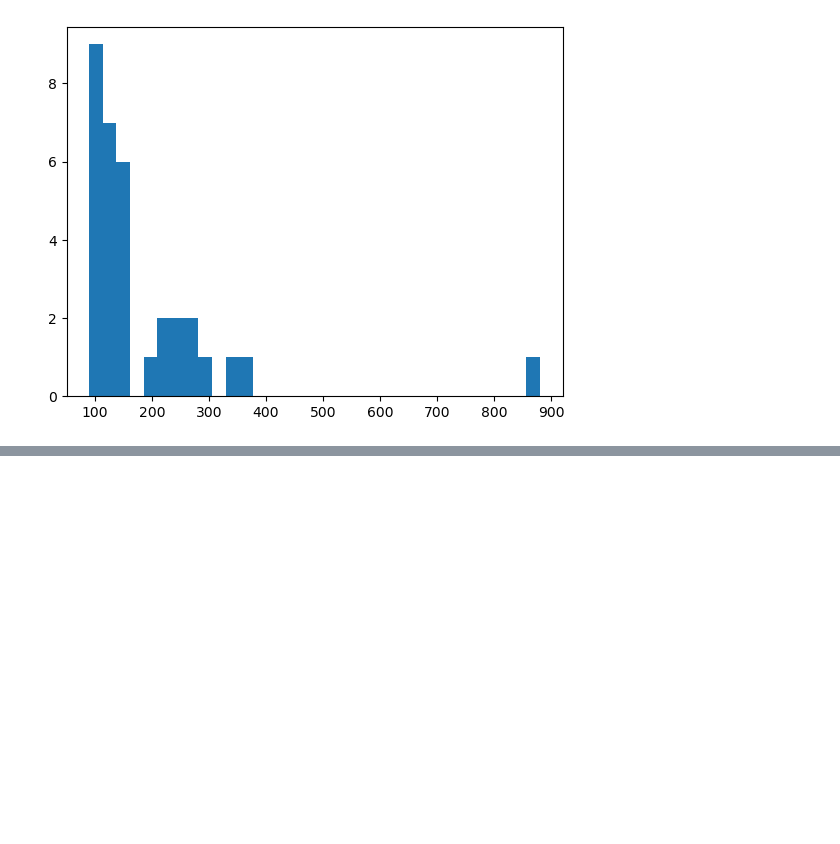
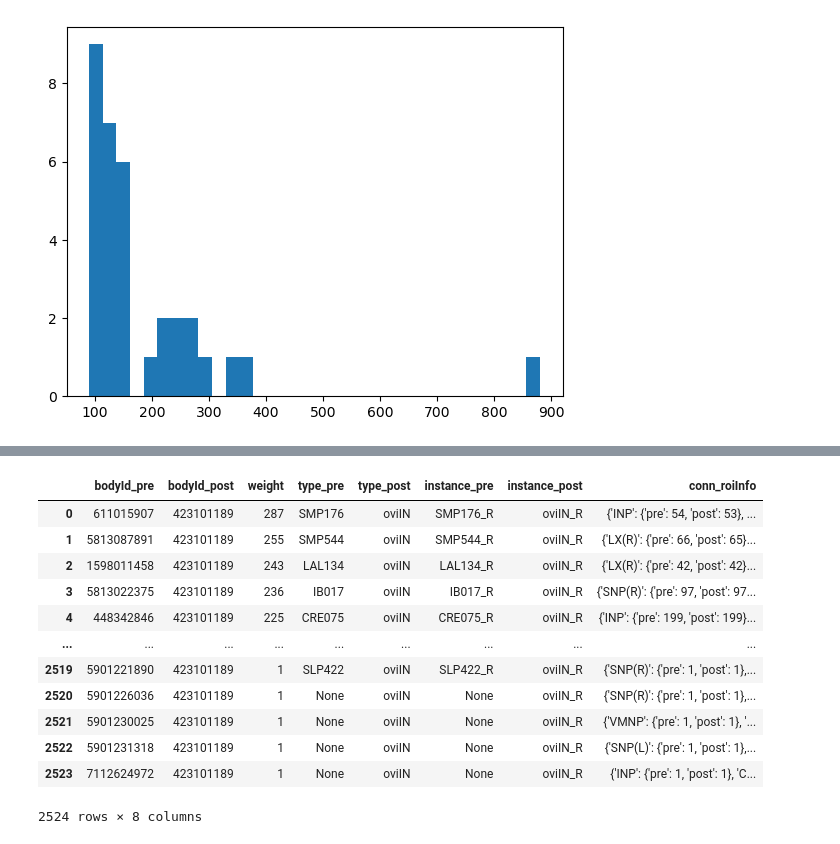
Before and after one commit to Gutierrez-lab/oviIN-analyses-gabrielle, a Jupyter notebook: hub_spoke_sandbox.ipynb, the cells around one changed output, grey strips where cells are left out. Saved outputs shown, nothing was run; the diff lists cells and outputs as text; code cells hidden in the pictures; blank space fills up the shorter version.

```diff
--- a/hub_spoke_sandbox.ipynb
+++ b/hub_spoke_sandbox.ipynb
@@ -635,0 +642,19 @@ BokehUserWarning: ColumnDataSource's columns must be of the same length. Current
+# %%
+# inputs to oviINr
+from neuprint import fetch_simple_connections
+ovi_inputs = fetch_simple_connections(None,oviINr_bodyID)
+ovi_inputs
+# %% [output]
+|  | bodyId_pre | bodyId_post | weight | type_pre | type_post | instance_pre | instance_post | conn_roiInfo |
+| 0 | 611015907 | 423101189 | 287 | SMP176 | oviIN | SMP176_R | oviIN_R | {'INP': {'pre': 54, 'post': 53}, ... |
+| 1 | 5813087891 | 423101189 | 255 | SMP544 | oviIN | SMP544_R | oviIN_R | {'LX(R)': {'pre': 66, 'post': 65}... |
+| 2 | 1598011458 | 423101189 | 243 | LAL134 | oviIN | LAL134_R | oviIN_R | {'LX(R)': {'pre': 42, 'post': 42}... |
+| 3 | 5813022375 | 423101189 | 236 | IB017 | oviIN | IB017_R | oviIN_R | {'SNP(R)': {'pre': 97, 'post': 97... |
+| 4 | 448342846 | 423101189 | 225 | CRE075 | oviIN | CRE075_R | oviIN_R | {'INP': {'pre': 199, 'post': 199}... |
+| ... | ... | ... | ... | ... | ... | ... | ... | ... |
+| 2519 | 5901221890 | 423101189 | 1 | SLP422 | oviIN | SLP422_R | oviIN_R | {'SNP(R)': {'pre': 1, 'post': 1},... |
+| 2520 | 5901226036 | 423101189 | 1 | None | oviIN | None | oviIN_R | {'SNP(R)': {'pre': 1, 'post': 1},... |
+| 2521 | 5901230025 | 423101189 | 1 | None | oviIN | None | oviIN_R | {'VMNP': {'pre': 1, 'post': 1}, '... |
+| 2522 | 5901231318 | 423101189 | 1 | None | oviIN | None | oviIN_R | {'SNP(L)': {'pre': 1, 'post': 1},... |
+| 2523 | 7112624972 | 423101189 | 1 | None | oviIN | None | oviIN_R | {'INP': {'pre': 1, 'post': 1}, 'C... |
+2524 rows × 8 columns
```
Also changed, not shown: parts of 16 cells of this notebook, 1 other file.
